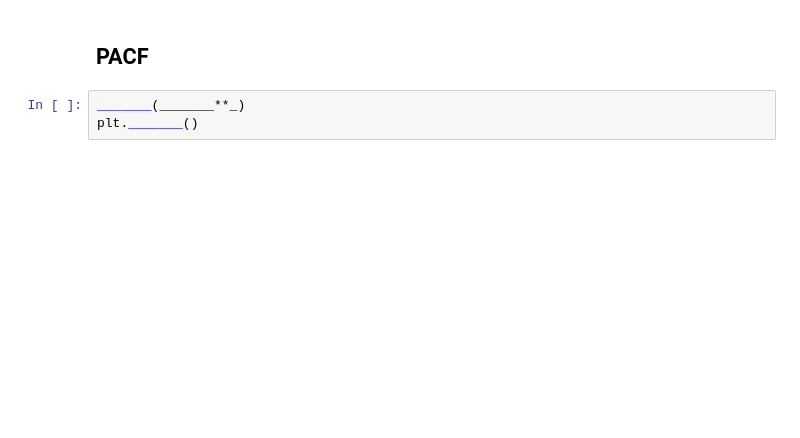
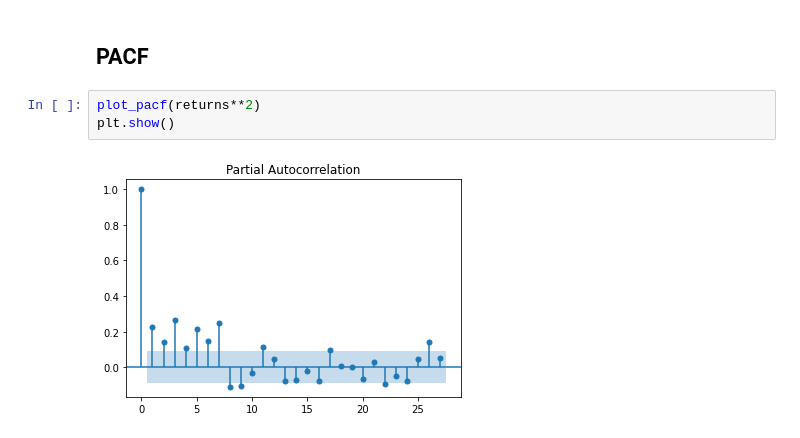
Before and after one commit to JuanAcevedoEcon/Econometria-basica-con-Python, a Jupyter notebook: Scripts/(9) ARCH - GARCH.ipynb, the cells around one changed output. Saved outputs shown, nothing was run; the diff lists cells and outputs as text; blank space fills up the shorter version.

```diff
--- a/Scripts/(9) ARCH - GARCH.ipynb
+++ b/Scripts/(9) ARCH - GARCH.ipynb
@@ -50,6 +176,8 @@ plt.title("Cambio porcentual del precio de ECOPETL");
 # %% [markdown]
 ## PACF
 # %%
-_______(_______**_)
-plt._______()
+plot_pacf(returns**2)
+plt.show()
+# %% [output]
+[figure, added]
 # %%
```
Also changed, not shown: parts of 19 cells of this notebook.
